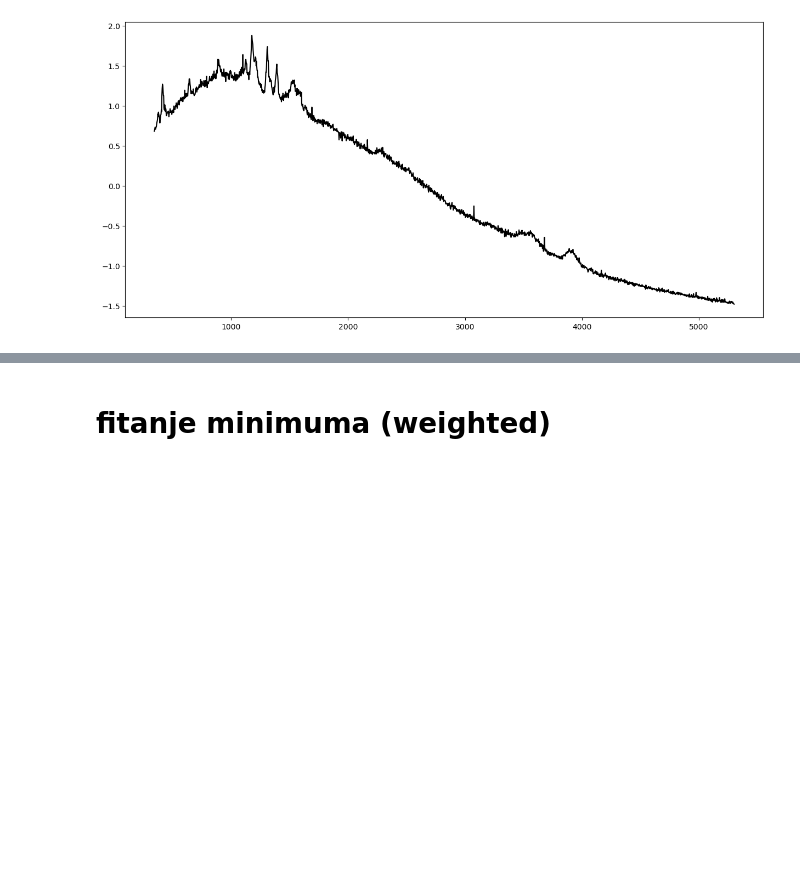
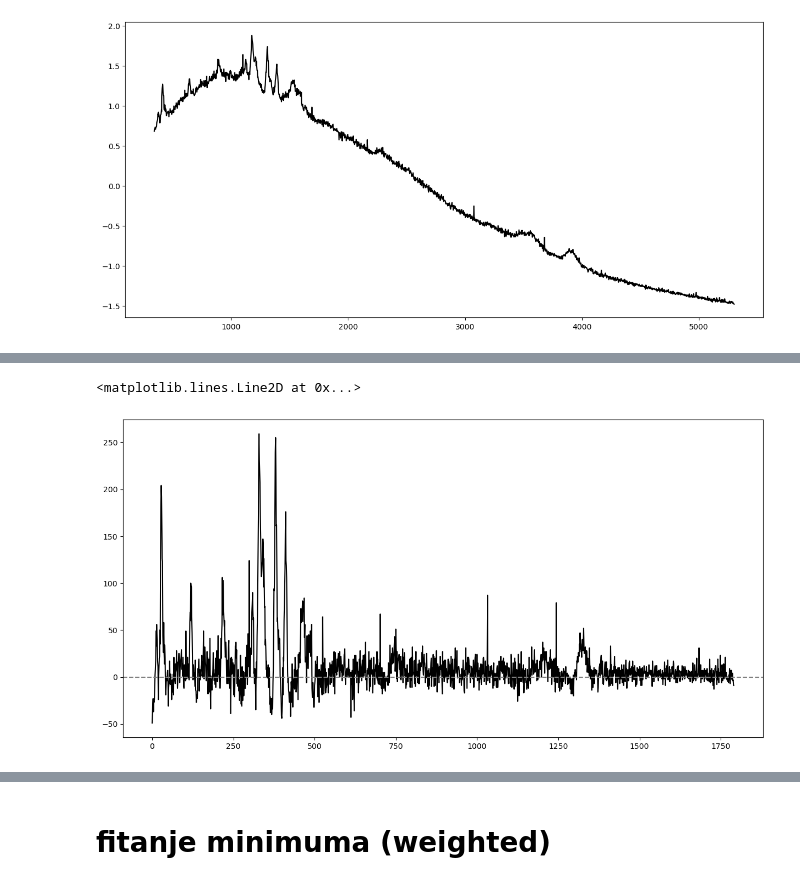
Before and after one commit to NoaVidovic/raman-processing, a Jupyter notebook: analysis-corundum.ipynb, the cells around one changed output, grey strips where cells are left out. Saved outputs shown, nothing was run; the diff lists cells and outputs as text; code cells hidden in the pictures; blank space fills up the shorter version.

```diff
--- a/analysis-corundum.ipynb
+++ b/analysis-corundum.ipynb
@@ -171,0 +230,7 @@ plt.plot(f0_wvn, gnorm(f0_s), c='black')
+# %%
+plt.figure(figsize=(15, 7.5))
+plt.plot(f0_s - bckg, c='xkcd:black')
+plt.axhline(0, ls='--', c='gray')
+# %% [output]
+<matplotlib.lines.Line2D at 0x...>
+[figure, added]
```
Also changed, not shown: parts of 10 cells of this notebook, 2 other files.
